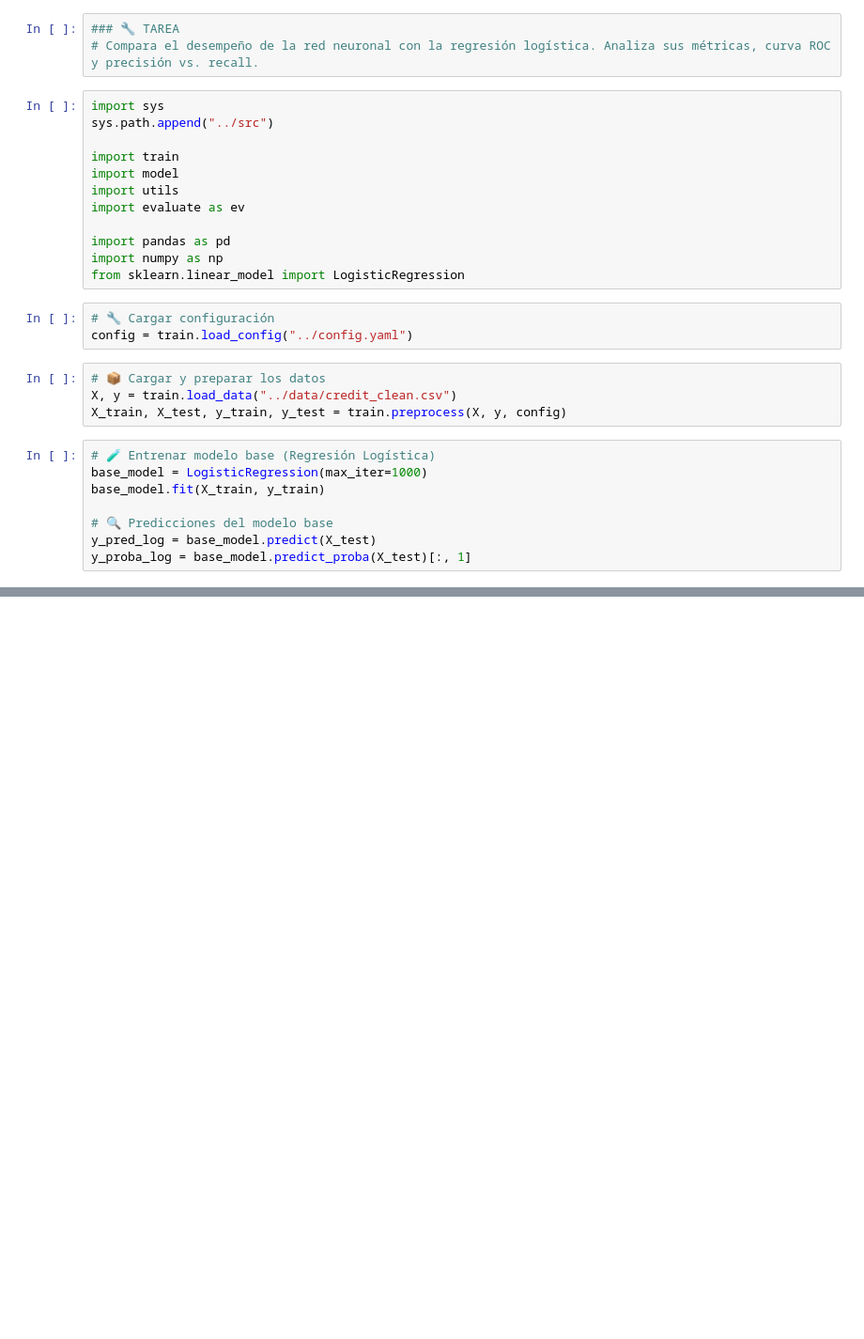
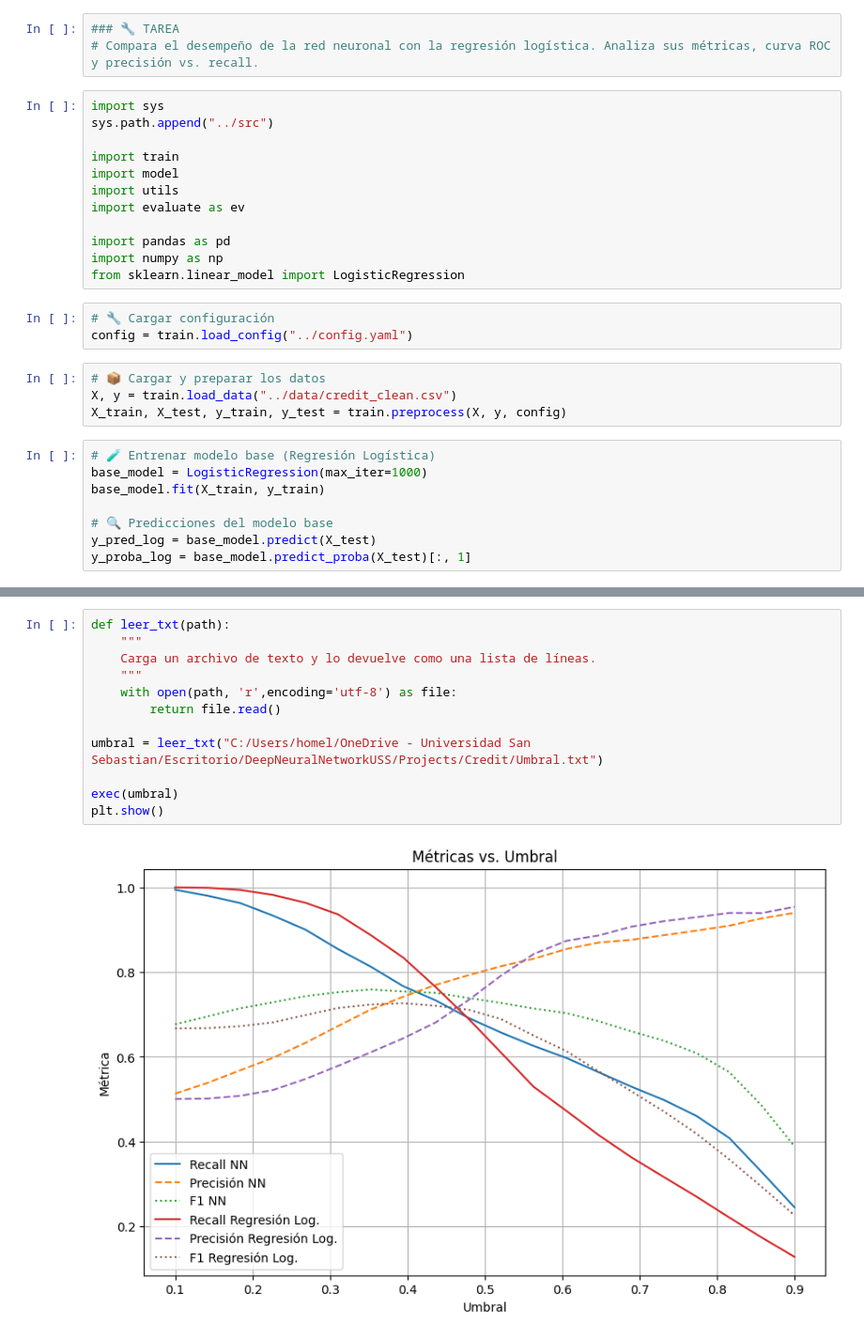
Before and after one commit to solivare/DeepNeuralNetworkUSS, a Jupyter notebook: Projects/Credit/notebooks/Evaluacion.ipynb, the cells around one changed output, grey strips where cells are left out. Shown at 94% size. Drawn from its saved outputs; the diff is of its cells as text; blank space fills up the shorter version.

```diff
--- a/Projects/Credit/notebooks/Evaluacion.ipynb
+++ b/Projects/Credit/notebooks/Evaluacion.ipynb
@@ -69,0 +178,14 @@ display.display(df_metrics)
+# %%
+def leer_txt(path):
+    """
+    Carga un archivo de texto y lo devuelve como una lista de líneas.
+    """
+    with open(path, 'r',encoding='utf-8') as file:
+        return file.read()
+
+umbral = leer_txt("C:/Users/homel/OneDrive - Universidad San Sebastian/Escritorio/DeepNeuralNetworkUSS/Projects/Credit/Umbral.txt")
+
+exec(umbral)
+plt.show()
+# %% [output]
+[figure, added]
```
Also changed, not shown: parts of 20 cells of this notebook, 3 other files.
